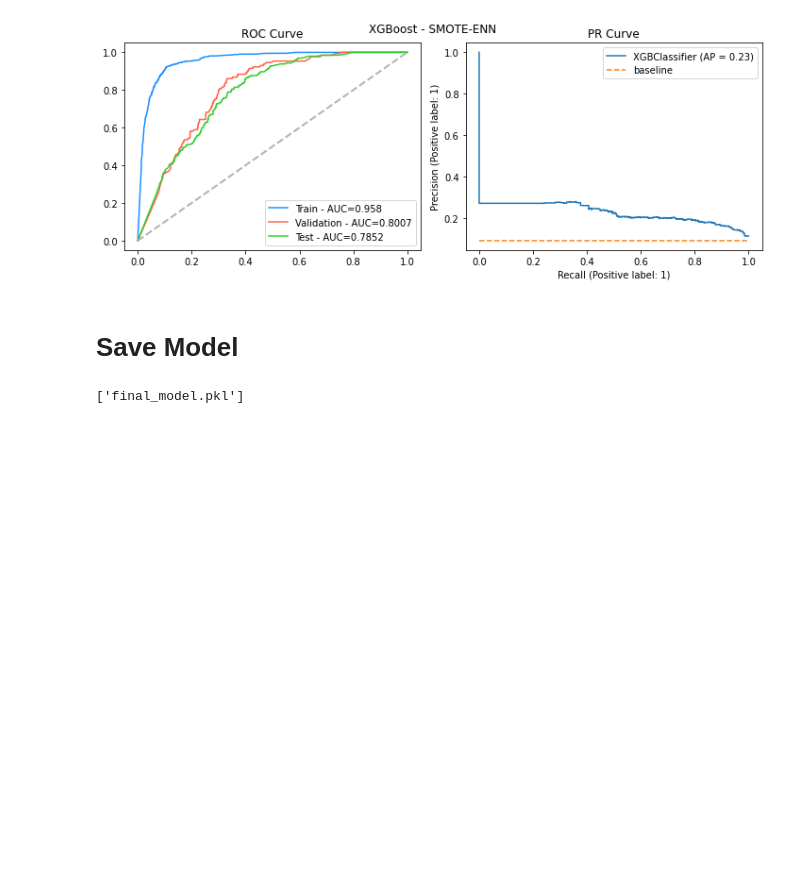
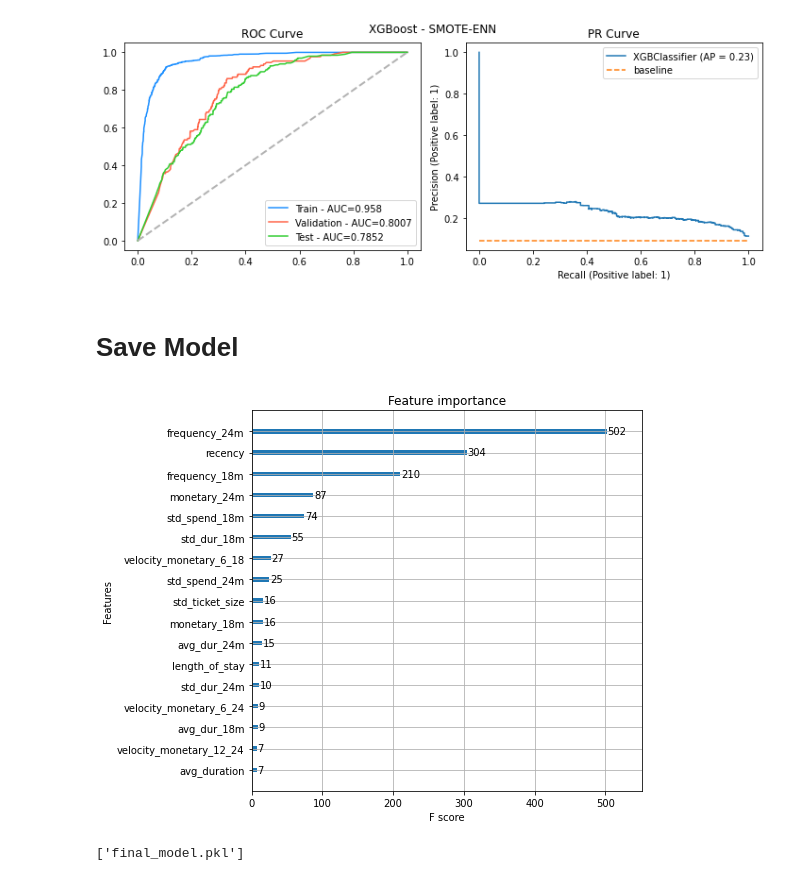
Before and after one commit to tanatiem/BADS7105-CRM-Analytics, a Jupyter notebook: Homework 08 - Campaign Response Model/hw08-campaign-response-model.ipynb, the cells around one changed output. Saved outputs shown, nothing was run; the diff lists cells and outputs as text; code cells hidden in the pictures; blank space fills up the shorter version.

```diff
--- a/Homework 08 - Campaign Response Model/hw08-campaign-response-model.ipynb
+++ b/Homework 08 - Campaign Response Model/hw08-campaign-response-model.ipynb
@@ -1640,6 +1640,11 @@ scale_pos_weight = (len(y_train_rs) - sum(y_train_rs)) / sum(y_train_rs)
 
 model = xgb.XGBClassifier(scale_pos_weight=scale_pos_weight, random_state=random_state, **params)
 model = model.fit(X_train_rs, y_train_rs, eval_metric='auc', verbose=False)
+# %%
+plt.figure(figsize=(7,7))
+plot_importance(model, ax=plt.gca());
+# %% [output]
+[figure, added]
 # %%
 import joblib
 #save model
```
Also changed, not shown: parts of 2 cells of this notebook.
